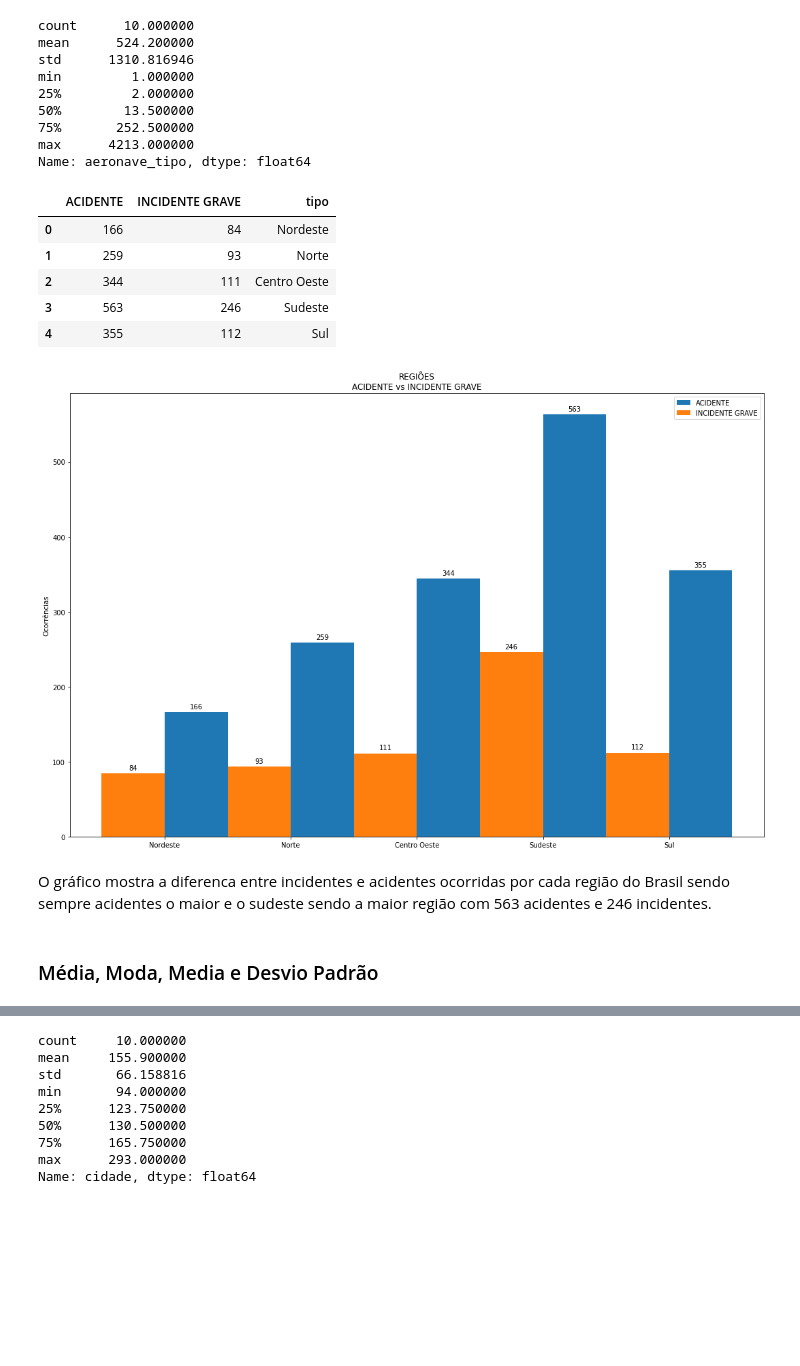
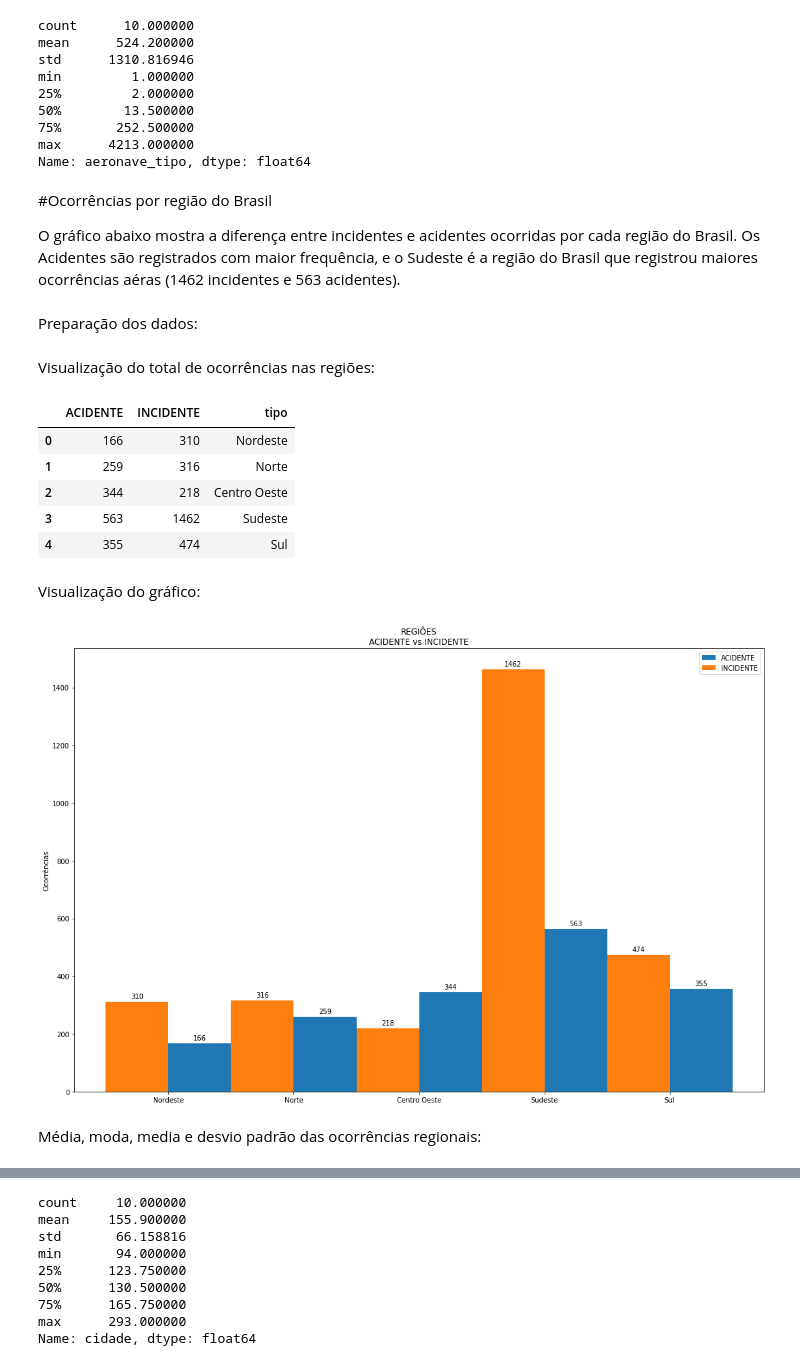
Before and after one commit to diogo-agb/analise-dados-acidentes-aereos, a Jupyter notebook: projeto-analise-dados.ipynb, the cells around one changed output, grey strips where cells are left out. Drawn from its saved outputs; the diff is of its cells as text; code cells hidden in the pictures; blank space fills up the shorter version.

```diff
--- a/projeto-analise-dados.ipynb
+++ b/projeto-analise-dados.ipynb
@@ -395,6 +389,12 @@ min         1.000000
 75%       252.500000
 max      4213.000000
 Name: aeronave_tipo, dtype: float64
+# %% [markdown]
+#Ocorrências por região do Brasil
+
+O gráfico abaixo mostra a diferença entre incidentes e acidentes ocorridas por cada região do Brasil. Os Acidentes são registrados com maior frequência, e o Sudeste é a região do Brasil que registrou maiores ocorrências aéras (1462 incidentes e 563 acidentes).
+# %% [markdown]
+Preparação dos dados:
 # %%
 def tem_numero(string):
   return any(char.isdigit() for char in string)
@@ -415,13 +415,15 @@ def numero_em_cima(rects, ax):
                     xytext=(0, 3),
                     textcoords="offset points",
                     ha='center', va='bottom')
+# %% [markdown]
+Visualização do total de ocorrências nas regiões:
 # %%
 dic_regioes = {'Nordeste': ['AL', 'BA', 'CE', 'MA', 'PB', 'PE', 'PI', 'RN', 'SE'],
                 'Norte': ['AM', 'RR', 'AP', 'PA', 'TO', 'RO', 'AC'],
                 'Centro Oeste': ['MT', 'MS', 'GO'],
                 'Sudeste': ['SP', 'RJ', 'ES', 'MG'],
                 'Sul': ['PR', 'RS', 'SC']}
-tipos = ['ACIDENTE','INCIDENTE GRAVE']
+tipos = ['ACIDENTE','INCIDENTE']
 dic_01 = {i: [ len([k for k in list(acidentes_aereos.loc[acidentes_aereos['tipo'] == i, ['estado']]['estado'])
                     if k in dic_regioes[j]]) for j in dic_regioes.keys()] for i in tipos}
 
@@ -429,39 +431,39 @@ dic_01['tipo'] = list(dic_regioes.keys())
 dados_regioes = pd.DataFrame(dic_01)
 dados_regioes
 # %% [output]
-|  | ACIDENTE | INCIDENTE GRAVE | tipo |
-| 0 | 166 | 84 | Nordeste |
-| 1 | 259 | 93 | Norte |
-| 2 | 344 | 111 | Centro Oeste |
-| 3 | 563 | 246 | Sudeste |
-| 4 | 355 | 112 | Sul |
+|  | ACIDENTE | INCIDENTE | tipo |
+| 0 | 166 | 310 | Nordeste |
+| 1 | 259 | 316 | Norte |
+| 2 | 344 | 218 | Centro Oeste |
+| 3 | 563 | 1462 | Sudeste |
+| 4 | 355 | 474 | Sul |
+# %% [markdown]
+Visualização do gráfico:
 # %%
 x = np.arange(5)
-width = 0.50
+width = 0.5
 
 fig, ax = plt.subplots()
 rects1 = ax.bar(x + width/2, dados_regioes['ACIDENTE'], width, label='ACIDENTE')
-rects2 = ax.bar(x - width/2, dados_regioes['INCIDENTE GRAVE'], width, label='INCIDENTE GRAVE')
+rects2 = ax.bar(x - width/2, dados_regioes['INCIDENTE'], width, label='INCIDENTE')
 
 ax.set_ylabel('Ocorrências')
-ax.set_title('REGIÕES\nACIDENTE vs INCIDENTE GRAVE')
+ax.set_title('REGIÕES\nACIDENTE vs INCIDENTE')
 ax.set_xticks(x)
 ax.set_xticklabels(dados_regioes['tipo'])
 ax.legend()
 
 numero_em_cima(rects1, ax)
 numero_em_cima(rects2, ax)
 
 
 fig.tight_layout()
 
 plt.show()
 # %% [output]
-[figure, old version]
+[figure, new version]
-# %% [markdown]
-O gráfico mostra a diferenca entre incidentes e acidentes ocorridas por cada região do Brasil sendo sempre acidentes o maior e o sudeste sendo a maior região com 563 acidentes e 246 incidentes.
-# %% [markdown]
-### Média, Moda, Media e Desvio Padrão
+# %% [markdown]
+Média, moda, media e desvio padrão das ocorrências regionais:
 # %%
 dados_regioes.describe()
 # %% [output]
```
Also changed, not shown: parts of 111 cells of this notebook.
